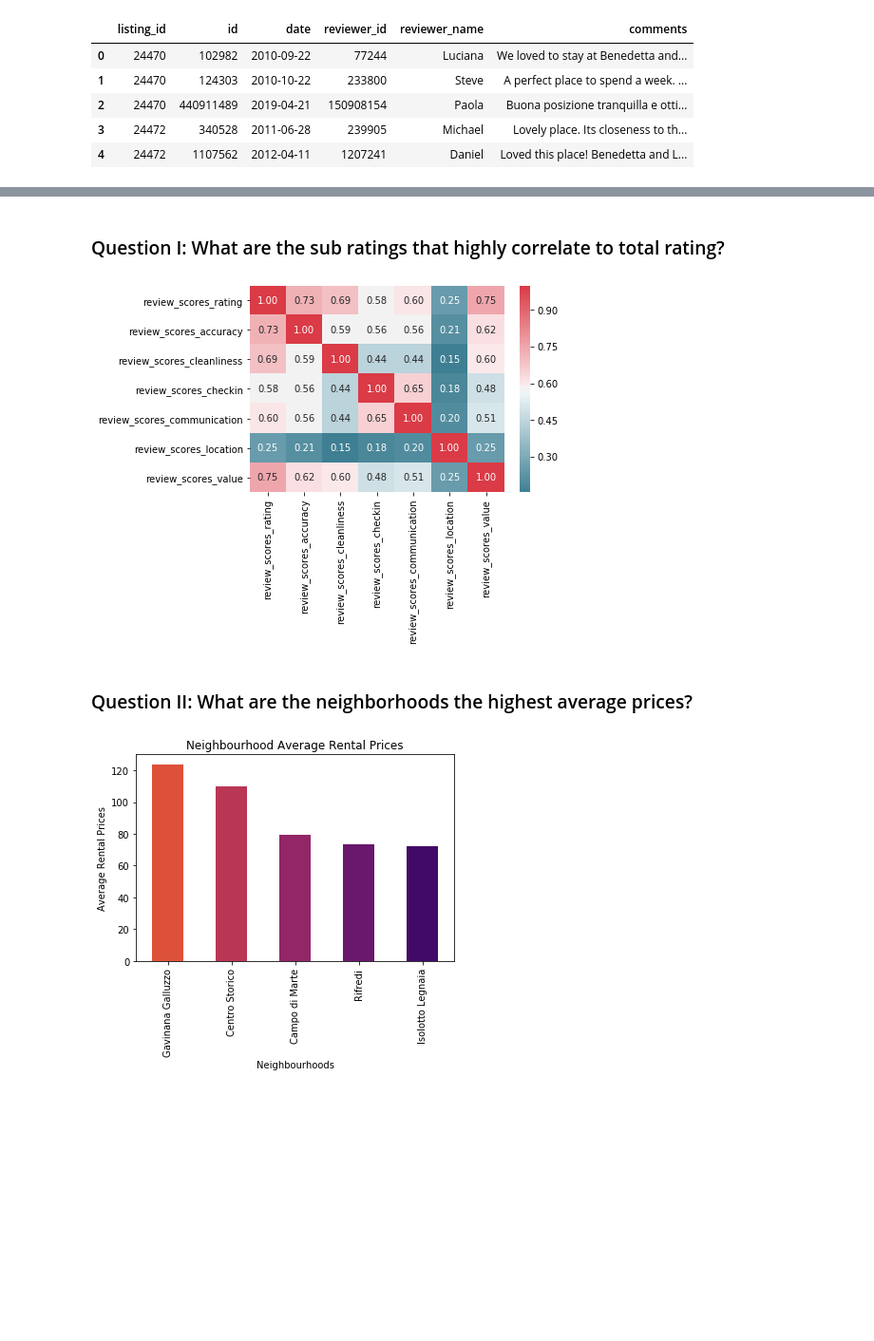
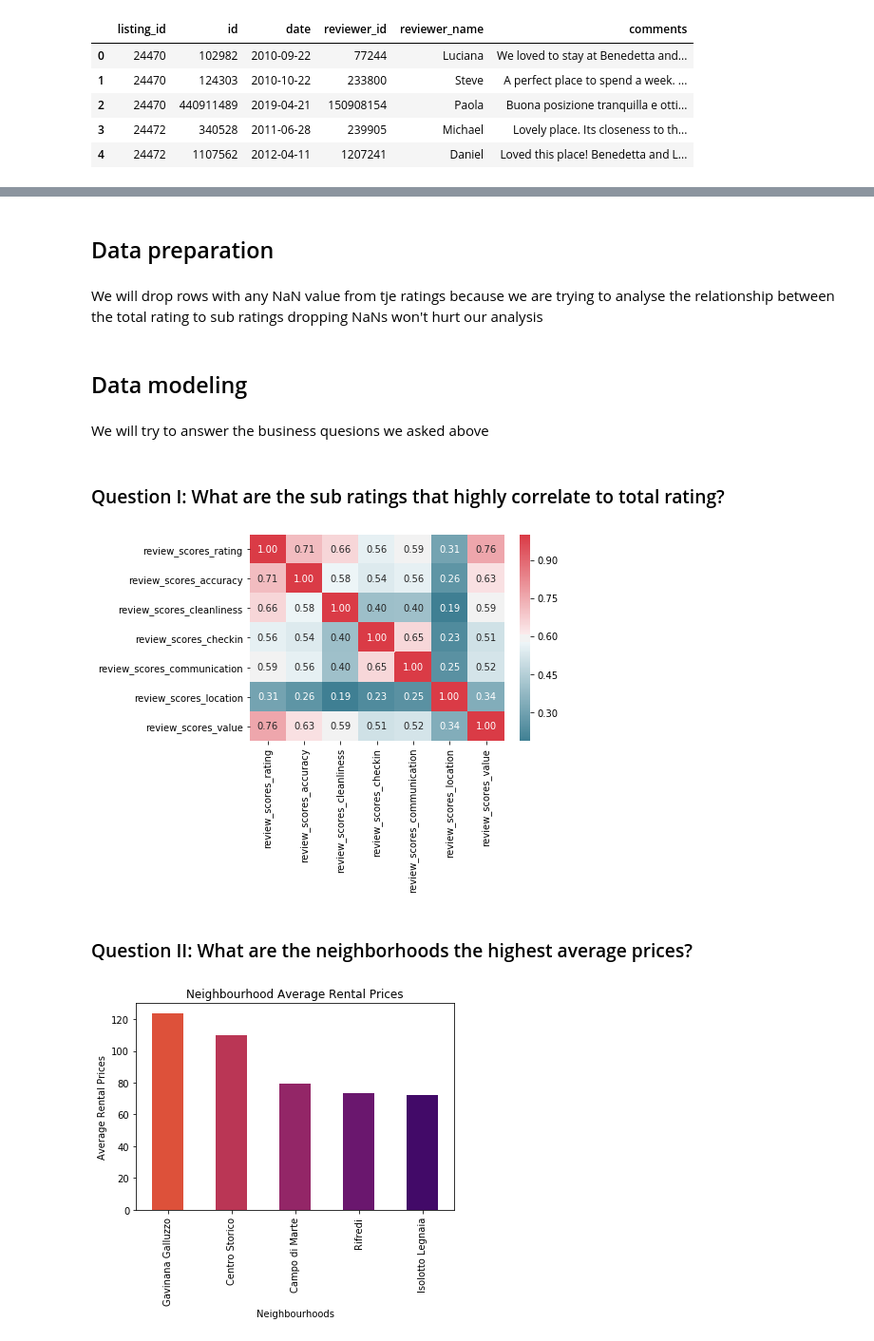
Before and after one commit to MohammadA7/florence-airbnb-analysis, a Jupyter notebook: florence-airbnb-analysis.ipynb, the cells around one changed output, grey strips where cells are left out. Shown at 95% size. Cells and saved outputs as stored; diff of their text form; code cells hidden in the pictures; blank space fills up the shorter version.

```diff
--- a/florence-airbnb-analysis.ipynb
+++ b/florence-airbnb-analysis.ipynb
@@ -54,0 +103,7 @@ reviews.head()
+# %% [markdown]
+## <a class="anchor" id="Data-preparation">Data preparation</a>
+# %% [markdown]
+We will drop rows with any NaN value from tje ratings because we are trying to analyse the relationship between the total rating to sub ratings dropping NaNs won't hurt our analysis
+# %%
+ratings = listings[['review_scores_rating', 'review_scores_accuracy', 'review_scores_cleanliness', 'review_scores_checkin', 'review_scores_communication', 'review_scores_location', 'review_scores_value']]
+ratings_without_NaNs = ratings.dropna()
@@ -55,2 +129,6 @@ reviews.head()
+# %% [markdown]
+## <a class="anchor" id="Data-modeling">Data modeling</a>
+# %% [markdown]
+We will try to answer the business quesions we asked above
 # %% [markdown]
-### <a class="anchor" id="Question-I">Question I: What are the sub ratings that highly correlate to total rating?</a>
+### Question I: What are the sub ratings that highly correlate to total rating?
@@ -66,17 +135,13 @@ listings.at[listings['review_scores_value'].isnull(), 'review_scores_value'] = 0
 # %%
-# remove listings with less than 5 reviews
-listings_more_than_10_reviews = listings[listings['number_of_reviews'] > 4]
-
-# calculate the correlation factor review ratings
-ratings = listings_more_than_10_reviews[['review_scores_rating', 'review_scores_accuracy', 'review_scores_cleanliness', 'review_scores_checkin', 'review_scores_communication', 'review_scores_location', 'review_scores_value']]
-ratings_corr = ratings.dropna().corr()
+# Calculate the correlation factor the ratings
+ratings_corr = ratings_without_NaNs.corr()
 
 colormap = sns.diverging_palette(220, 10, as_cmap=True)
 
 #Generate Heat Map, allow annotations and place floats in map
 sns.heatmap(ratings_corr, cmap=colormap, annot=True, fmt=".2f")
 plt.show()
 # %% [output]
-[figure, old version]
+[figure, new version]
 # %% [markdown]
-### <a class="anchor" id="Question-II">Question II: What are the neighborhoods the highest average prices?</a>
+### Question II: What are the neighborhoods the highest average prices?
```
Also changed, not shown: parts of 20 cells of this notebook.
